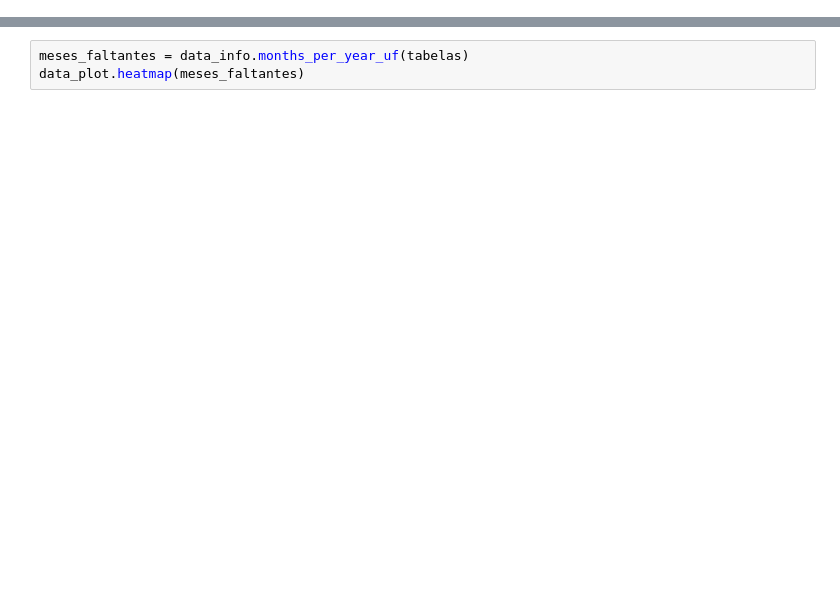
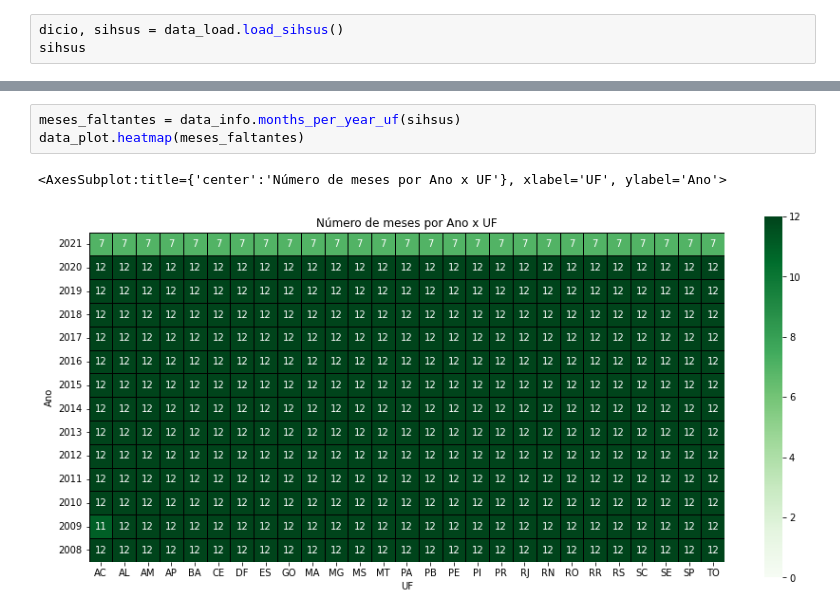
Before and after one commit to lucaslopes/gestantes, a Jupyter notebook: notebook.ipynb, the cells around one changed output, grey strips where cells are left out. Drawn from its saved outputs; the diff is of its cells as text; blank space fills up the shorter version.

Commit message:
Organize data flow

```diff
--- a/notebook.ipynb
+++ b/notebook.ipynb
@@ -27,0 +3,3 @@ Downloaded at: data/SIHSUS.zip
+# %%
+dicio, sihsus = data_load.load_sihsus()
+sihsus
@@ -28,3 +66,6 @@ Downloaded at: data/SIHSUS.zip
 # %%
-meses_faltantes = data_info.months_per_year_uf(tabelas)
+meses_faltantes = data_info.months_per_year_uf(sihsus)
 data_plot.heatmap(meses_faltantes)
+# %% [output]
+<AxesSubplot:title={'center':'Número de meses por Ano x UF'}, xlabel='UF', ylabel='Ano'>
+[figure, added]
```
Also changed, not shown: parts of 6 cells of this notebook, 5 other files.
